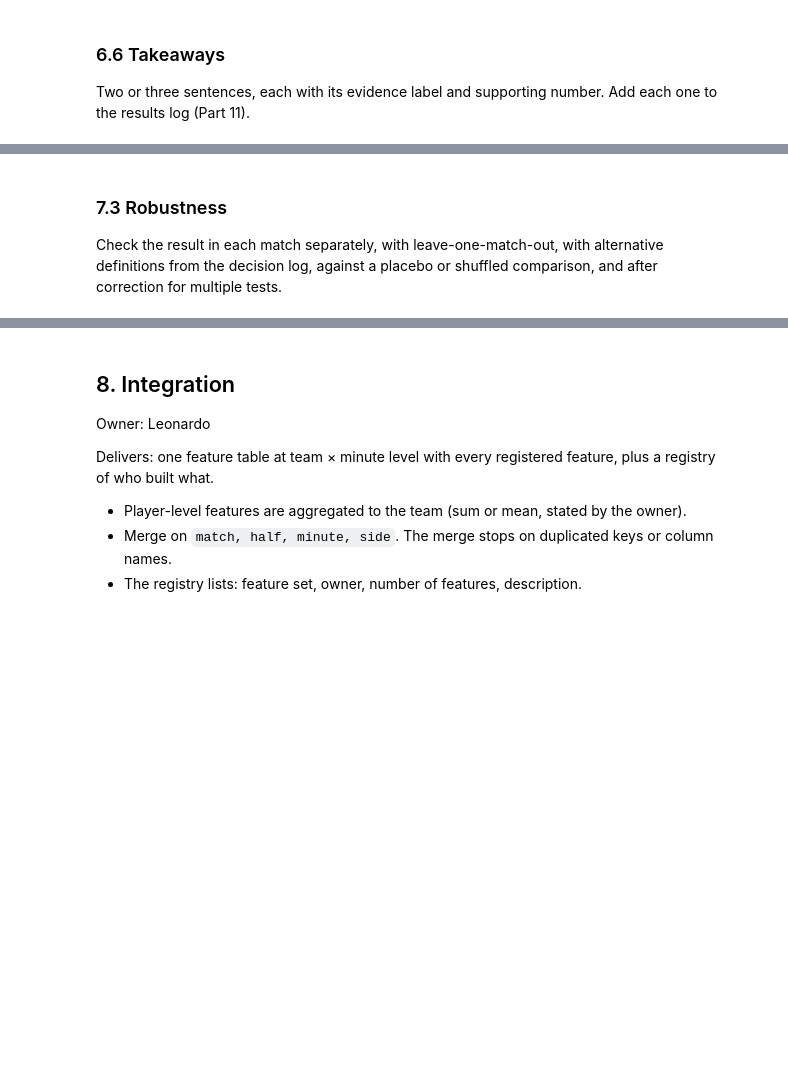
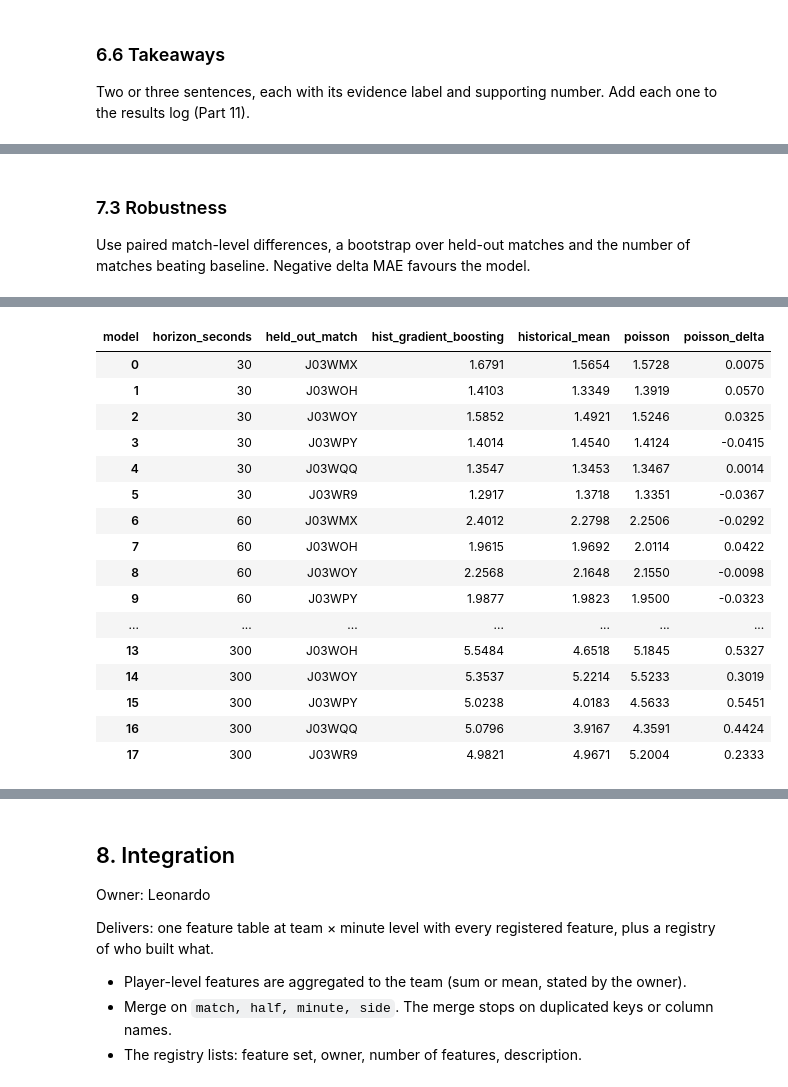
Before and after one commit to leonardoeng13/bramex-football-exertion-pitch-control, a Jupyter notebook: notebooks/BraMex_team_notebook.ipynb, the cells around one changed output, grey strips where cells are left out. Saved outputs shown, nothing was run; the diff lists cells and outputs as text; code cells hidden in the pictures; blank space fills up the shorter version.

```diff
--- a/notebooks/BraMex_team_notebook.ipynb
+++ b/notebooks/BraMex_team_notebook.ipynb
@@ -741,2 +740,20 @@ Distributions, outliers and differences between matches and positions. No findin
 # %%
-# Exploration
+from bramex.workstream_c import (
+    build_forecast_table, compare_to_baseline, evaluate_models,
+    summarize_scores, team_minute_features,
+)
+
+C_OUTPUT = bramex.cache_dir() / "workstream_c"
+C_FORECAST_PATH = C_OUTPUT / "forecast_table.csv.gz"
+if C_FORECAST_PATH.exists():
+    C_FORECAST = pd.read_csv(C_FORECAST_PATH)
+else:
+    C_FORECAST = build_forecast_table(T)
+
+C_TARGET_SUMMARY = (
+    C_FORECAST.groupby("horizon_seconds")["switches_future"]
+    .agg(n="size", mean="mean", std="std", median="median", maximum="max")
+)
+C_ZERO_SHARE = C_FORECAST.assign(zero=C_FORECAST.switches_future.eq(0)).groupby("horizon_seconds").zero.mean()
+C_TARGET_SUMMARY["zero_share"] = C_ZERO_SHARE
+C_TARGET_SUMMARY
@@ -748,5 +787,13 @@ Answer the question with the method described above. Report effect sizes with co
 # %% [markdown]
 ### 7.3 Robustness
-Check the result in each match separately, with leave-one-match-out, with alternative definitions from the decision log, against a placebo or shuffled comparison, and after correction for multiple tests.
+Use paired match-level differences, a bootstrap over held-out matches and the number of matches beating baseline. Negative delta MAE favours the model.
 # %%
-# Robustness checks
+C_ROBUSTNESS = compare_to_baseline(C_SCORES)
+display(C_ROBUSTNESS)
+
+C_MATCH_RESULTS = C_SCORES.pivot(
+    index=["horizon_seconds", "held_out_match"], columns="model", values="mae"
+).reset_index()
+C_MATCH_RESULTS["poisson_delta"] = C_MATCH_RESULTS.poisson - C_MATCH_RESULTS.historical_mean
+C_MATCH_RESULTS
+# %% [output]
@@ -753,2 +807,19 @@ Check the result in each match separately, with leave-one-match-out, with altern
+| model | horizon_seconds | held_out_match | hist_gradient_boosting | historical_mean | poisson | poisson_delta |
+| 0 | 30 | J03WMX | 1.6791 | 1.5654 | 1.5728 | 0.0075 |
+| 1 | 30 | J03WOH | 1.4103 | 1.3349 | 1.3919 | 0.0570 |
+| 2 | 30 | J03WOY | 1.5852 | 1.4921 | 1.5246 | 0.0325 |
+| 3 | 30 | J03WPY | 1.4014 | 1.4540 | 1.4124 | -0.0415 |
+| 4 | 30 | J03WQQ | 1.3547 | 1.3453 | 1.3467 | 0.0014 |
+| 5 | 30 | J03WR9 | 1.2917 | 1.3718 | 1.3351 | -0.0367 |
+| 6 | 60 | J03WMX | 2.4012 | 2.2798 | 2.2506 | -0.0292 |
+| 7 | 60 | J03WOH | 1.9615 | 1.9692 | 2.0114 | 0.0422 |
+| 8 | 60 | J03WOY | 2.2568 | 2.1648 | 2.1550 | -0.0098 |
+| 9 | 60 | J03WPY | 1.9877 | 1.9823 | 1.9500 | -0.0323 |
+| ... | ... | ... | ... | ... | ... | ... |
+| 13 | 300 | J03WOH | 5.5484 | 4.6518 | 5.1845 | 0.5327 |
+| 14 | 300 | J03WOY | 5.3537 | 5.2214 | 5.5233 | 0.3019 |
+| 15 | 300 | J03WPY | 5.0238 | 4.0183 | 4.5633 | 0.5451 |
+| 16 | 300 | J03WQQ | 5.0796 | 3.9167 | 4.3591 | 0.4424 |
+| 17 | 300 | J03WR9 | 4.9821 | 4.9671 | 5.2004 | 0.2333 |
 # %% [markdown]
 ### 7.4 Figure
```
Also changed, not shown: parts of 14 cells of this notebook, 9 other files.
